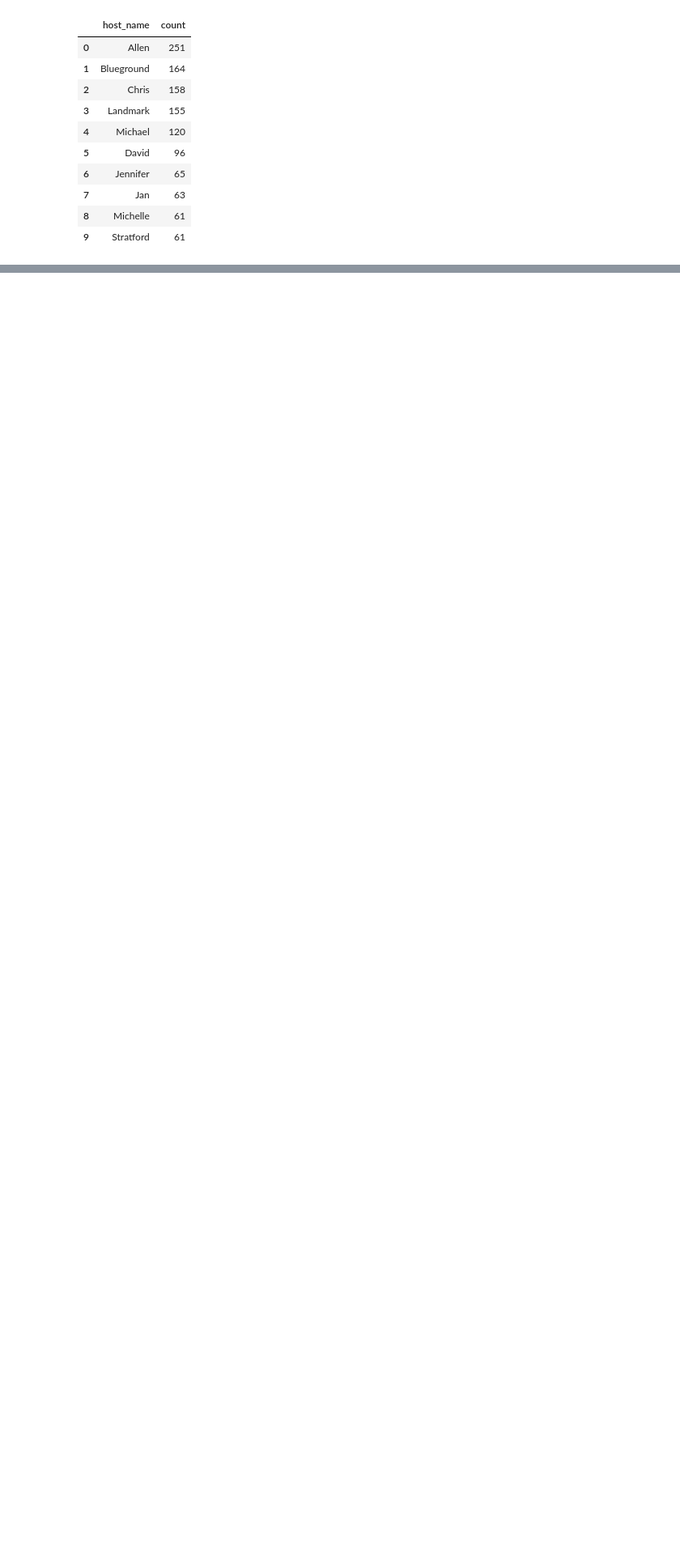
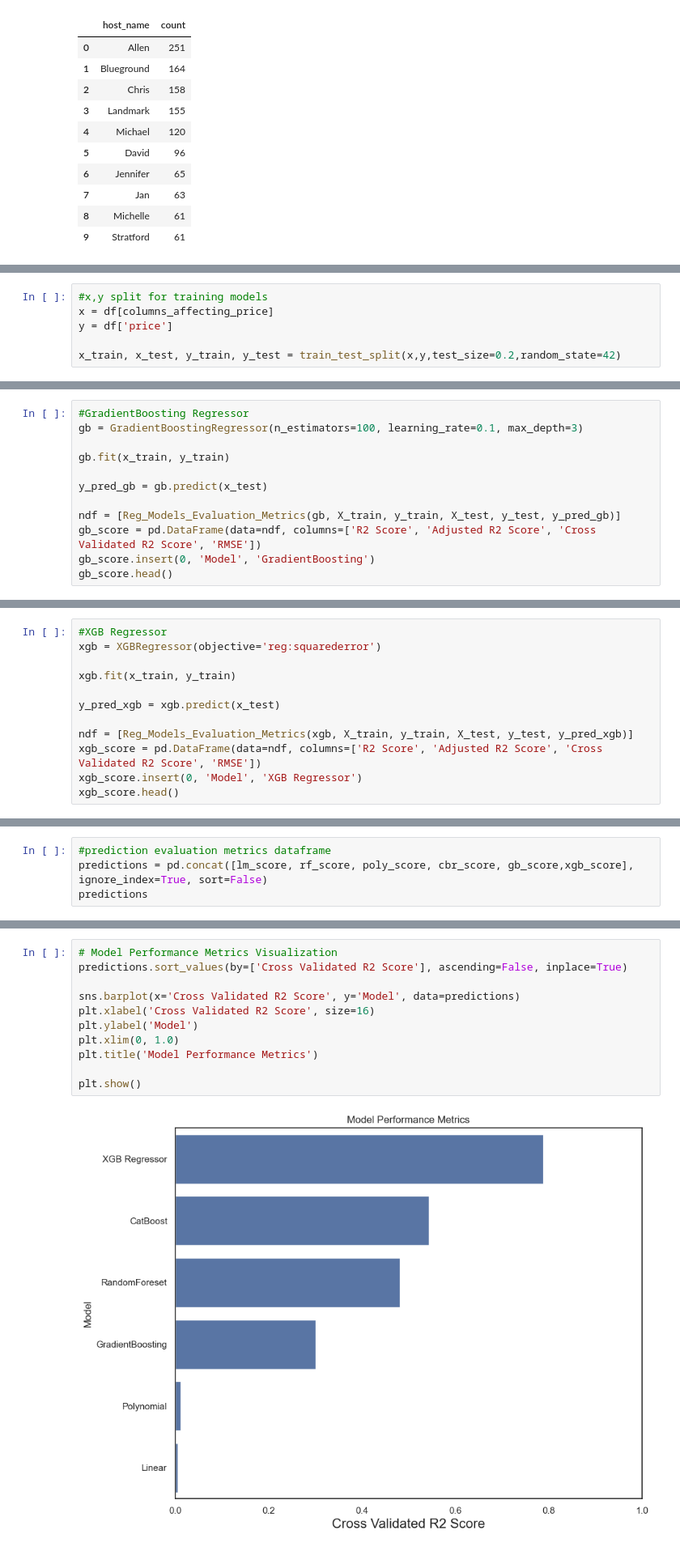
Before and after one commit to dhesika-ts/Airbnb, a Jupyter notebook: Project.ipynb, the cells around one changed output, grey strips where cells are left out. Shown at 81% size. Cells and saved outputs as stored; diff of their text form; blank space fills up the shorter version.

```diff
--- a/Project.ipynb
+++ b/Project.ipynb
@@ -433,0 +542,6 @@ plt.show()
+# %%
+#x,y split for training models
+x = df[columns_affecting_price]
+y = df['price']
+
+x_train, x_test, y_train, y_test = train_test_split(x,y,test_size=0.2,random_state=42)
@@ -433,0 +661,12 @@ plt.show()
+# %%
+#GradientBoosting Regressor
+gb = GradientBoostingRegressor(n_estimators=100, learning_rate=0.1, max_depth=3)
+
+gb.fit(x_train, y_train)
+
+y_pred_gb = gb.predict(x_test)
+
+ndf = [Reg_Models_Evaluation_Metrics(gb, X_train, y_train, X_test, y_test, y_pred_gb)]
+gb_score = pd.DataFrame(data=ndf, columns=['R2 Score', 'Adjusted R2 Score', 'Cross Validated R2 Score', 'RMSE'])
+gb_score.insert(0, 'Model', 'GradientBoosting')
+gb_score.head()
@@ -433,0 +676,12 @@ plt.show()
+# %%
+#XGB Regressor
+xgb = XGBRegressor(objective='reg:squarederror')
+
+xgb.fit(x_train, y_train)
+
+y_pred_xgb = xgb.predict(x_test)
+
+ndf = [Reg_Models_Evaluation_Metrics(xgb, X_train, y_train, X_test, y_test, y_pred_xgb)]
+xgb_score = pd.DataFrame(data=ndf, columns=['R2 Score', 'Adjusted R2 Score', 'Cross Validated R2 Score', 'RMSE'])
+xgb_score.insert(0, 'Model', 'XGB Regressor')
+xgb_score.head()
@@ -433,0 +691,4 @@ plt.show()
+# %%
+#prediction evaluation metrics dataframe
+predictions = pd.concat([lm_score, rf_score, poly_score, cbr_score, gb_score,xgb_score], ignore_index=True, sort=False)
+predictions
@@ -433,0 +703,13 @@ plt.show()
+# %%
+# Model Performance Metrics Visualization
+predictions.sort_values(by=['Cross Validated R2 Score'], ascending=False, inplace=True)
+
+sns.barplot(x='Cross Validated R2 Score', y='Model', data=predictions)
+plt.xlabel('Cross Validated R2 Score', size=16)
+plt.ylabel('Model')
+plt.xlim(0, 1.0)
+plt.title('Model Performance Metrics')
+
+plt.show()
+# %% [output]
+[figure, added]
```
Also changed, not shown: parts of 41 cells of this notebook.
